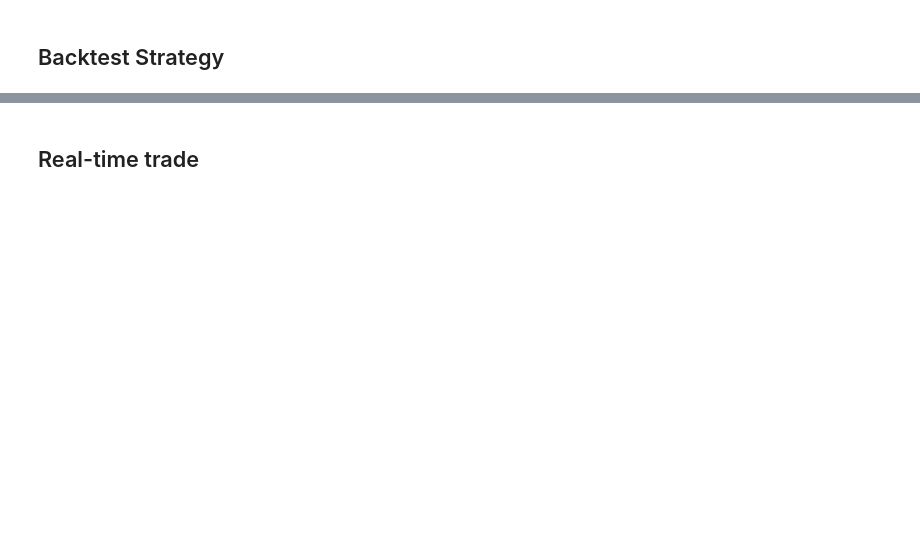
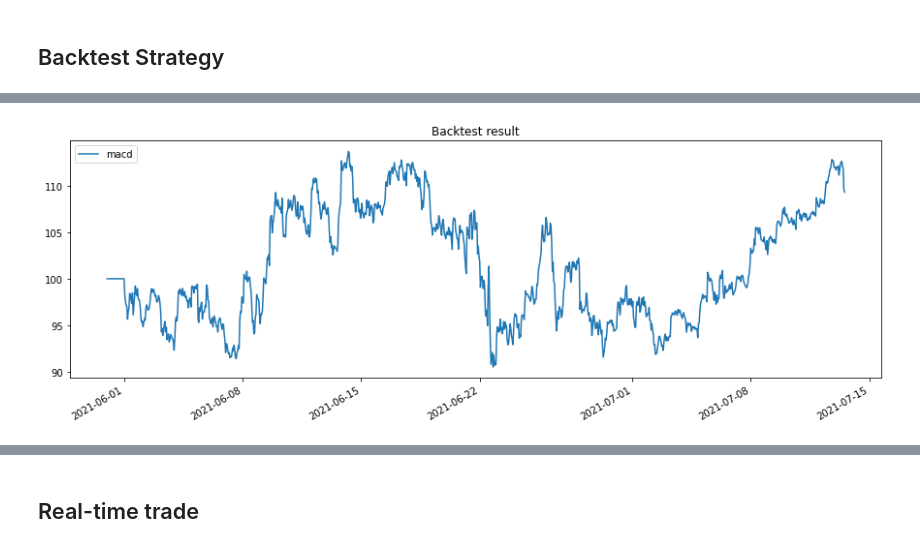
Before and after one commit to evandroagnes/cryptocurrencies-trading, a Jupyter notebook: cryptocurrencies_analysis.ipynb, the cells around one changed output, grey strips where cells are left out. Cells and saved outputs as stored; diff of their text form; code cells hidden in the pictures; blank space fills up the shorter version.

```diff
--- a/cryptocurrencies_analysis.ipynb
+++ b/cryptocurrencies_analysis.ipynb
@@ -275,7 +310,9 @@ plt.show()
 # %%
-bt_backtest = signal_strategy(price_data.copy(), signal, 'macd')
+bt_macd = signal_strategy(price_data.copy(), signal, 'macd')
 
-bt_result = bt.run(bt_backtest)
+bt_result = bt.run(bt_macd)
 # Plot the backtest result
 bt_result.plot(title='Backtest result')
 plt.show()
+# %% [output]
+[figure, added]
```
Also changed, not shown: parts of 33 cells of this notebook, 1 other file.
